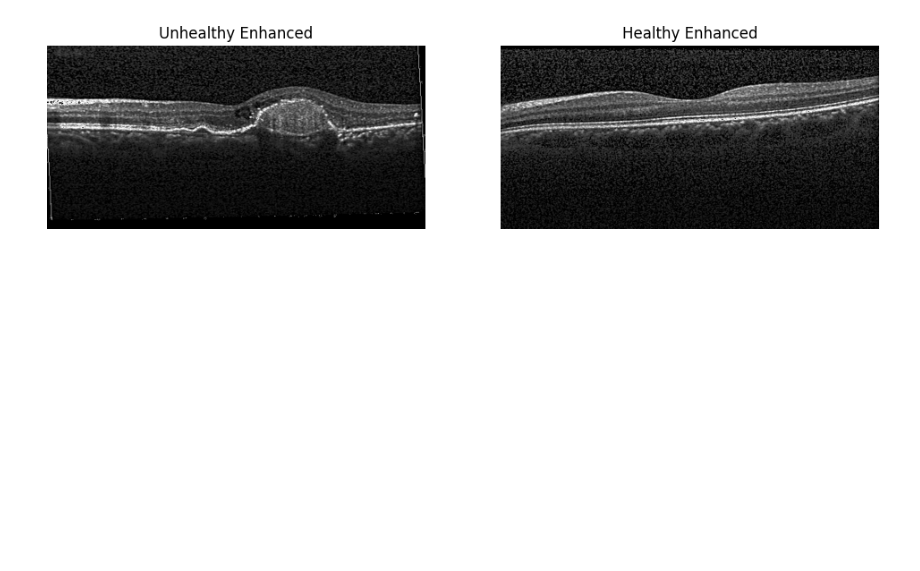
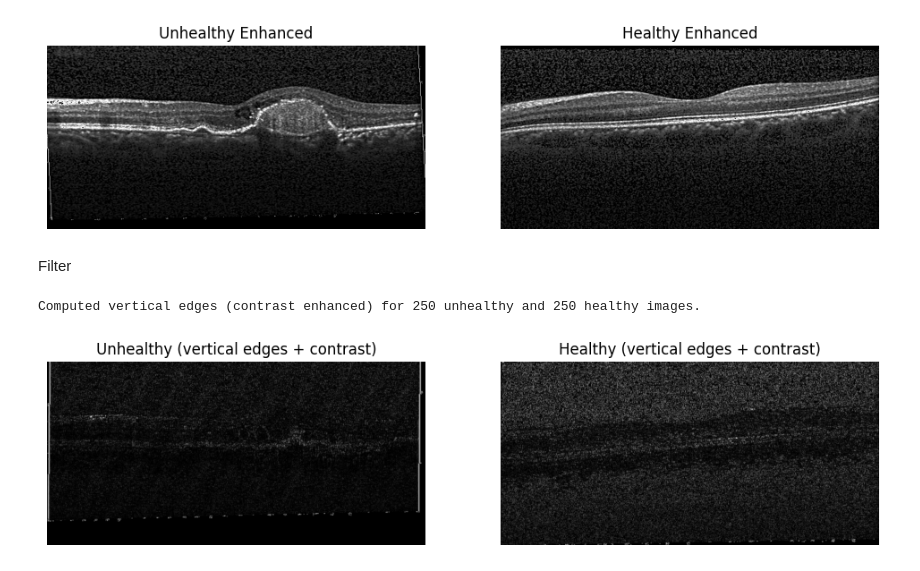
Before and after one commit to m2802h/Computer-Vision, a Jupyter notebook: Project.ipynb, the cells around one changed output. Drawn from its saved outputs; the diff is of its cells as text; code cells hidden in the pictures; blank space fills up the shorter version.

Commit message:
filter+

```diff
--- a/Project.ipynb
+++ b/Project.ipynb
@@ -147,3 +147,42 @@ plt.show()
 # %% [output]
 Enhanced 250 unhealthy images and 250 healthy images.
 [figure]
+# %% [markdown]
+Filter
+# %%
+
+
+def vertical_edges_sobel(img, ksize=3, enhance_contrast=True):
+    """
+    Returns a grayscale PIL image of vertical edges using Sobel X.
+    Optionally enhances contrast with normalization or CLAHE.
+    """
+    g = np.array(img.convert("L"))
+    gradx = cv2.Sobel(g, cv2.CV_32F, 1, 0, ksize=ksize)  # dx=1, dy=0 → vertical edges
+    edge = np.abs(gradx)
+
+    # Normalize to 0–255
+    edge = (edge / (edge.max() + 1e-8) * 255).astype(np.uint8)
+
+    if enhance_contrast:
+        # CLAHE (adaptive histogram equalization) works great for edge maps
+        clahe = cv2.createCLAHE(clipLimit=2.0, tileGridSize=(8, 8))
+        edge = clahe.apply(edge)
+
+    return Image.fromarray(edge)
+
+# Apply to both datasets (creates edge maps with stronger contrast)
+images_unhealthy_vert = [vertical_edges_sobel(im, ksize=3) for im in images_unhealthy]
+images_healthy_vert   = [vertical_edges_sobel(im, ksize=3) for im in images_healthy]
+
+print(f"Computed vertical edges (contrast enhanced) for {len(images_unhealthy_vert)} unhealthy and {len(images_healthy_vert)} healthy images.")
+
+# Preview
+idx = 6
+plt.figure(figsize=(12,4))
+plt.subplot(1,2,1); plt.imshow(images_unhealthy_vert[idx], cmap='gray'); plt.axis('off'); plt.title('Unhealthy (vertical edges + contrast)')
+plt.subplot(1,2,2); plt.imshow(images_healthy_vert[idx], cmap='gray'); plt.axis('off'); plt.title('Healthy (vertical edges + contrast)')
+plt.show()
+# %% [output]
+Computed vertical edges (contrast enhanced) for 250 unhealthy and 250 healthy images.
+[figure, added]
```
Also changed, not shown: parts of 1 cell of this notebook.
